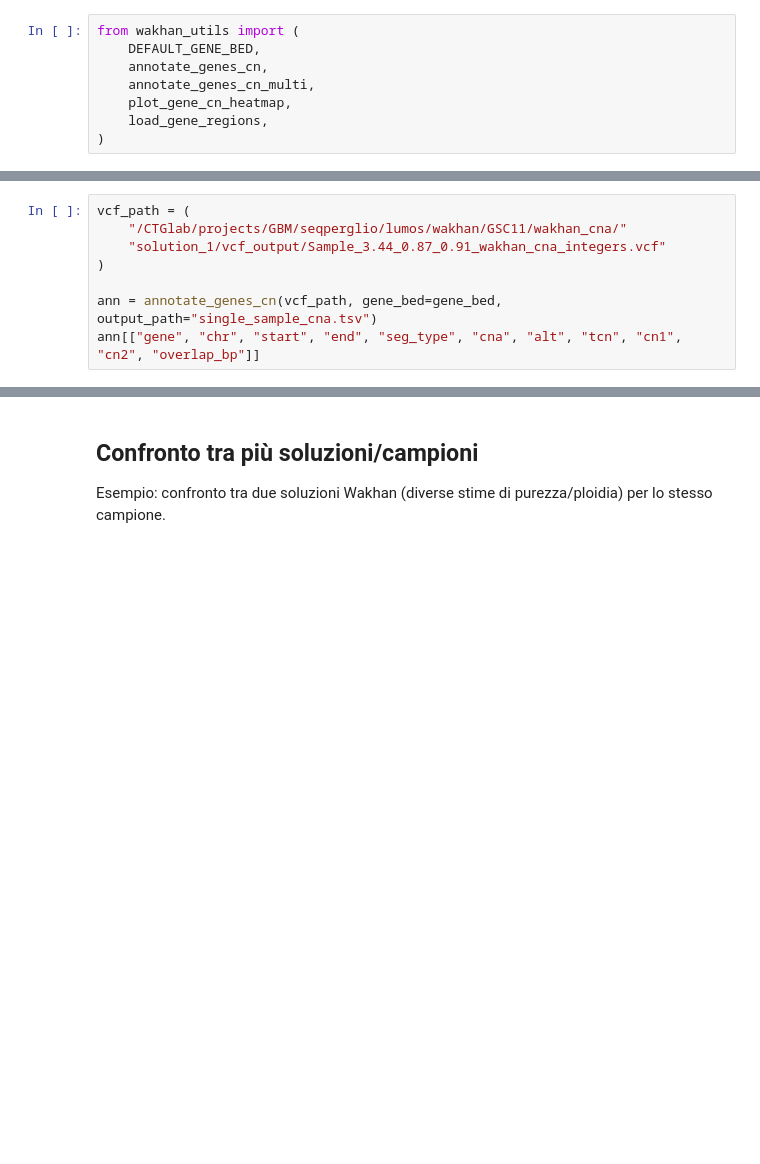
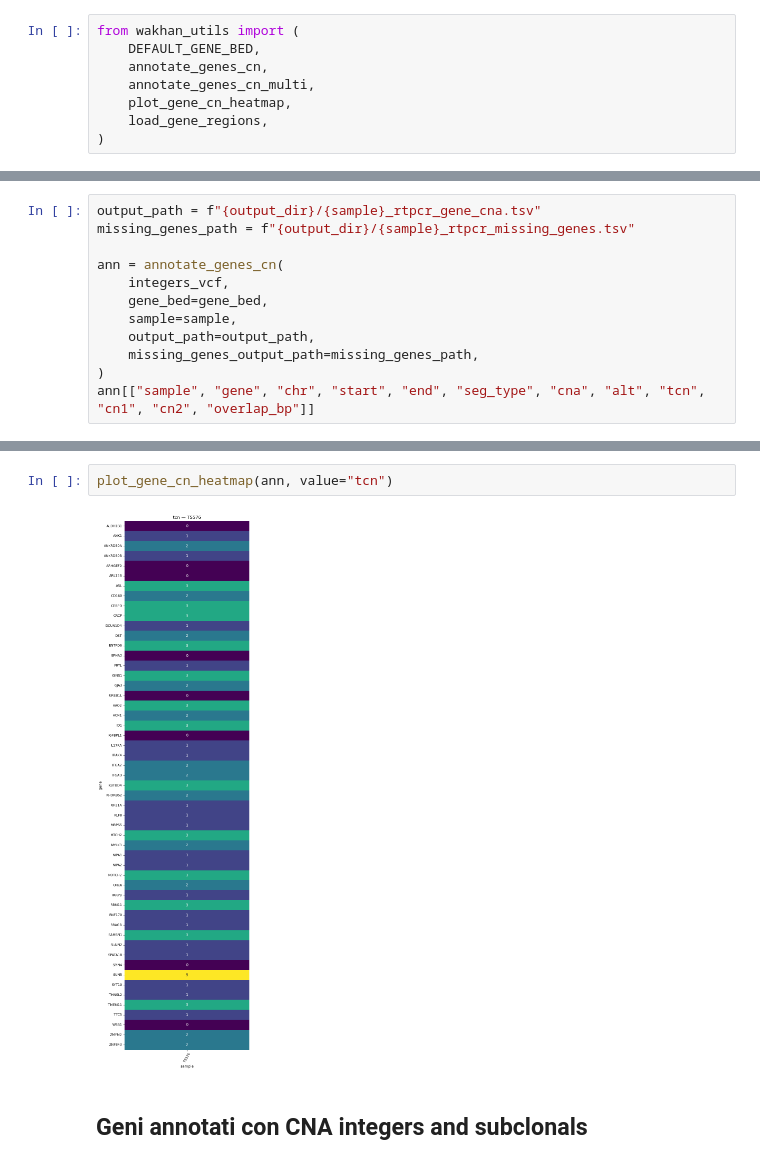
Before and after one commit to TommasoDucci/ONT-analysis, a Jupyter notebook: wakhan_utils/analyze_wakhan_cna.ipynb, the cells around one changed output, grey strips where cells are left out. Cells and saved outputs as stored; diff of their text form; blank space fills up the shorter version.

```diff
--- a/wakhan_utils/analyze_wakhan_cna.ipynb
+++ b/wakhan_utils/analyze_wakhan_cna.ipynb
@@ -45,8 +68,12 @@ load_gene_regions(gene_bed)
 # %%
-vcf_path = (
-    "/CTGlab/projects/GBM/seqperglio/lumos/wakhan/GSC11/wakhan_cna/"
-    "solution_1/vcf_output/Sample_3.44_0.87_0.91_wakhan_cna_integers.vcf"
+output_path = f"{output_dir}/{sample}_rtpcr_gene_cna.tsv"
+missing_genes_path = f"{output_dir}/{sample}_rtpcr_missing_genes.tsv"
+
+ann = annotate_genes_cn(
+    integers_vcf,
+    gene_bed=gene_bed,
+    sample=sample,
+    output_path=output_path,
+    missing_genes_output_path=missing_genes_path,
 )
-
-ann = annotate_genes_cn(vcf_path, gene_bed=gene_bed, output_path="single_sample_cna.tsv")
-ann[["gene", "chr", "start", "end", "seg_type", "cna", "alt", "tcn", "cn1", "cn2", "overlap_bp"]]
+ann[["sample", "gene", "chr", "start", "end", "seg_type", "cna", "alt", "tcn", "cn1", "cn2", "overlap_bp"]]
@@ -53,6 +98,8 @@ ann[["gene", "chr", "start", "end", "seg_type", "cna", "alt", "tcn", "cn1", "cn2
+# %%
+plot_gene_cn_heatmap(ann, value="tcn")
+# %% [output]
+[figure, added]
 # %% [markdown]
-## Confronto tra più soluzioni/campioni
-
-Esempio: confronto tra due soluzioni Wakhan (diverse stime di purezza/ploidia) per lo stesso campione.
+## Geni annotati con CNA integers and subclonals
 # %%
 vcf_paths = {
```
Also changed, not shown: parts of 10 cells of this notebook, 2 other files.
